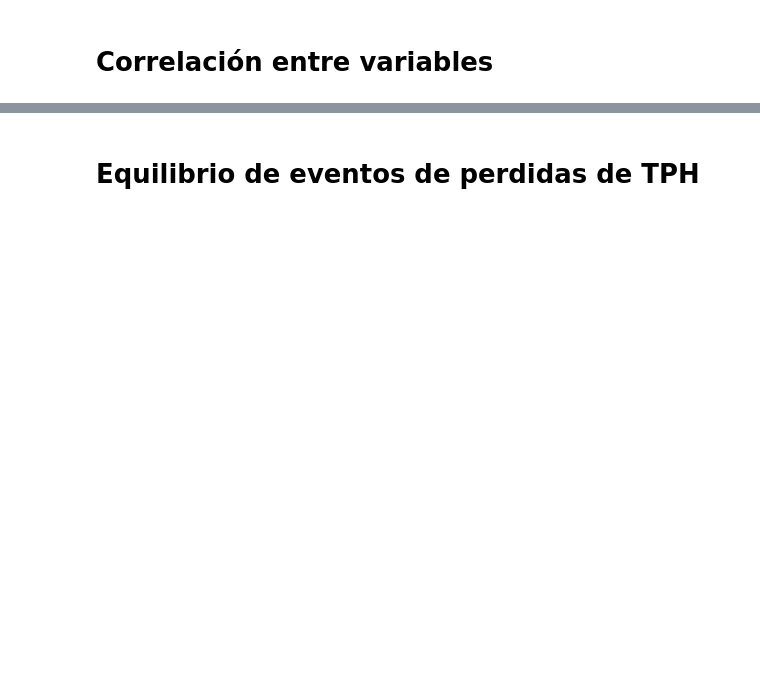
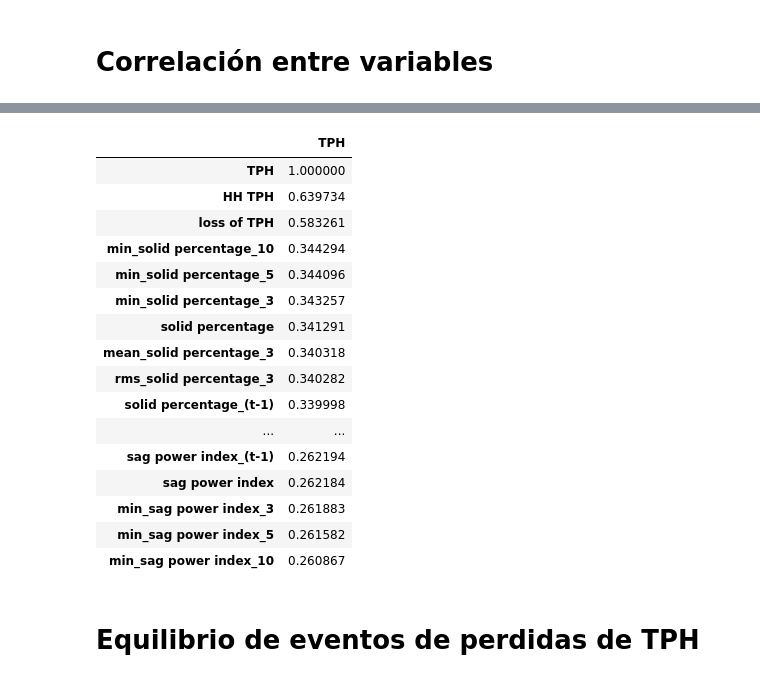
Before and after one commit to JLCdata/Tesis-Magister, a Jupyter notebook: notebooks/TPH model/regression models/regression model 10 min 1.2.ipynb, the cells around one changed output, grey strips where cells are left out. Drawn from its saved outputs; the diff is of its cells as text; code cells hidden in the pictures; blank space fills up the shorter version.

```diff
--- a/notebooks/TPH model/regression models/regression model 10 min 1.2.ipynb
+++ b/notebooks/TPH model/regression models/regression model 10 min 1.2.ipynb
@@ -160,5 +180,7 @@ df_features0.shape
 # %%
 # Verificando si hay duplicados
-u=[i for i in df_features0.columns if not re.match(".*delta HH TPH",i) ]
+u=[i for i in df_features0.columns if (not re.match(".*delta HH TPH",i)) and (not re.match(".*water",i)) and (not re.match(".*power",i)) ]
+y=[i for i in df_features0.columns if  re.match(".*sag power index",i)]
+u=y+u
 df_features=df_features0[u].copy()
 df_features.head(1)
@@ -174,8 +214,26 @@ table_cor
 df_corr = df_features.dropna().corr()
 corr_tph=pd.DataFrame(df_corr.abs().TPH.sort_values(ascending=False))
 # %%
-top_corr=corr_tph[corr_tph.TPH>=0.25]
+top_corr=corr_tph[corr_tph.TPH.abs()>=0.25]
 top_corr
+# %% [output]
+|  | TPH |
+| TPH | 1.000000 |
+| HH TPH | 0.639734 |
+| loss of TPH | 0.583261 |
+| min_solid percentage_10 | 0.344294 |
+| min_solid percentage_5 | 0.344096 |
+| min_solid percentage_3 | 0.343257 |
+| solid percentage | 0.341291 |
+| mean_solid percentage_3 | 0.340318 |
+| rms_solid percentage_3 | 0.340282 |
+| solid percentage_(t-1) | 0.339998 |
+| ... | ... |
+| sag power index_(t-1) | 0.262194 |
+| sag power index | 0.262184 |
+| min_sag power index_3 | 0.261883 |
+| min_sag power index_5 | 0.261582 |
+| min_sag power index_10 | 0.260867 |
 # %% [markdown]
 # Equilibrio de eventos de perdidas de TPH
 # %%
```
Also changed, not shown: parts of 16 cells of this notebook, 2 other files.
